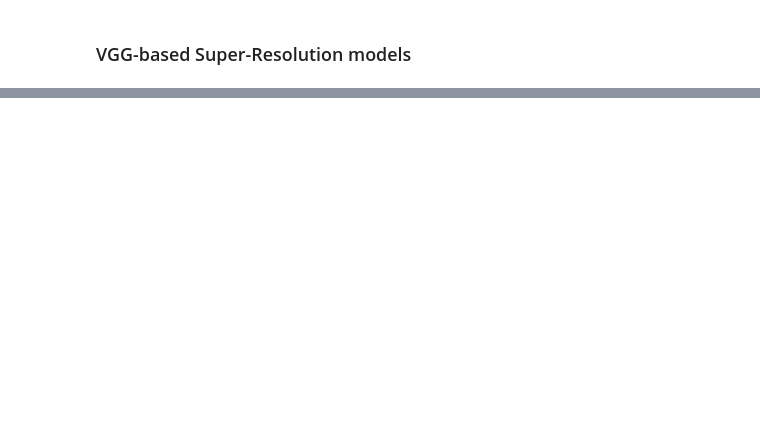
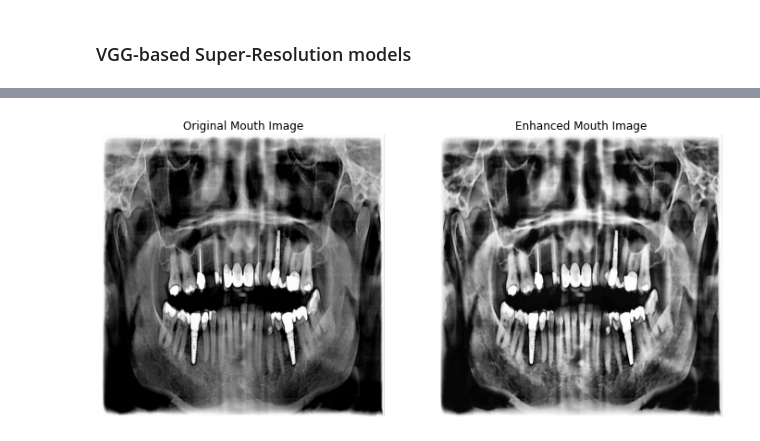
Before and after one commit to Muhammad-Abdullah-Jami/Personal_Projects, a Jupyter notebook: Image_enhancement_experimentation.ipynb, the cells around one changed output, grey strips where cells are left out. Drawn from its saved outputs; the diff is of its cells as text; code cells hidden in the pictures; blank space fills up the shorter version.

```diff
--- a/Image_enhancement_experimentation.ipynb
+++ b/Image_enhancement_experimentation.ipynb
@@ -1139,0 +1534,95 @@ VGG-based Super-Resolution models
+# %%
+import cv2
+import numpy as np
+import matplotlib.pyplot as plt
+
+# Load the input image
+image_path = "65.png"  # Update with actual path
+input_img = cv2.imread(image_path)
+
+if input_img is None:
+    raise FileNotFoundError("Image file not found. Check the path.")
+
+# Check if the image is grayscale (X-ray) or color (Mouth Image)
+if len(input_img.shape) == 2 or input_img.shape[2] == 1:
+    is_xray = True
+    print("Detected: X-ray Image")
+else:
+    is_xray = False
+    print("Detected: Color Mouth Image")
+
+### **Processing for X-ray Images**
+if is_xray:
+    # Convert to grayscale (just in case it's a single-channel grayscale)
+    xray_img = cv2.cvtColor(input_img, cv2.COLOR_BGR2GRAY) if len(input_img.shape) == 3 else input_img
+
+    # **1. Noise Reduction (Non-Local Means Denoising)**
+    denoised_xray = cv2.fastNlMeansDenoising(xray_img, h=10, templateWindowSize=7, searchWindowSize=21)
+
+    # **2. Contrast Enhancement (CLAHE - Adaptive Histogram Equalization)**
+    clahe = cv2.createCLAHE(clipLimit=3.0, tileGridSize=(8, 8))
+    contrast_enhanced_xray = clahe.apply(denoised_xray)
+
+    # **3. Edge and Detail Enhancement (Unsharp Masking)**
+    gaussian_blur_xray = cv2.GaussianBlur(contrast_enhanced_xray, (5, 5), 0)
+    sharpened_xray = cv2.addWeighted(contrast_enhanced_xray, 1.5, gaussian_blur_xray, -0.5, 0)
+
+    # **4. Normalize & Standardize Image**
+    final_xray = cv2.normalize(sharpened_xray, None, 0, 255, cv2.NORM_MINMAX)
+    final_xray = cv2.resize(final_xray, (512, 512))  # Standardized size
+
+    output_path = "/mnt/data/enhanced_xray.png"
+    cv2.imwrite(output_path, final_xray)
+
+    # **Display Original vs Enhanced X-ray**
+    fig, ax = plt.subplots(1, 2, figsize=(12, 6))
+    ax[0].imshow(xray_img, cmap="gray")
+    ax[0].set_title("Original X-ray")
+    ax[0].axis("off")
+
+    ax[1].imshow(final_xray, cmap="gray")
+    ax[1].set_title("Enhanced X-ray")
+    ax[1].axis("off")
+
+    plt.show()
+
+    print(f"Enhanced X-ray saved as {output_path}")
+
+### **Processing for Color Mouth Images**
+else:
+    # **1. Noise Reduction (Bilateral Filtering)**
+    denoised_color = cv2.bilateralFilter(input_img, d=9, sigmaColor=75, sigmaSpace=75)
+
+    # **2. Color & Contrast Enhancement**
+    lab = cv2.cvtColor(denoised_color, cv2.COLOR_BGR2LAB)  # Convert to LAB color space
+    l, a, b = cv2.split(lab)
+    clahe = cv2.createCLAHE(clipLimit=3.0, tileGridSize=(8, 8))
+    l = clahe.apply(l)
+    enhanced_lab = cv2.merge((l, a, b))
+    enhanced_color = cv2.cvtColor(enhanced_lab, cv2.COLOR_LAB2BGR)  # Convert back to BGR
+
+    # **3. Edge Enhancement (Unsharp Masking)**
+    gaussian_blur_color = cv2.GaussianBlur(enhanced_color, (5, 5), 0)
+    sharpened_color = cv2.addWeighted(enhanced_color, 1.5, gaussian_blur_color, -0.5, 0)
+
+    # **4. Normalize & Standardize Image**
+    final_color = cv2.normalize(sharpened_color, None, 0, 255, cv2.NORM_MINMAX)
+    final_color = cv2.resize(final_color, (512, 512))  # Standardized size
+
+    output_path = "/mnt/data/enhanced_mouth.png"
+    cv2.imwrite(output_path, final_color)
+
+    # **Display Original vs Enhanced Mouth Image**
+    fig, ax = plt.subplots(1, 2, figsize=(12, 6))
+    ax[0].imshow(cv2.cvtColor(input_img, cv2.COLOR_BGR2RGB))
+    ax[0].set_title("Original Mouth Image")
+    ax[0].axis("off")
+
+    ax[1].imshow(cv2.cvtColor(final_color, cv2.COLOR_BGR2RGB))
+    ax[1].set_title("Enhanced Mouth Image")
+    ax[1].axis("off")
+
+    plt.show()
+
+    print(f"Enhanced Mouth Image saved as {output_path}")
+# %% [output]
@@ -1139,0 +1630 @@ VGG-based Super-Resolution models
+[figure, added]
```
Also changed, not shown: parts of 14 cells of this notebook.
